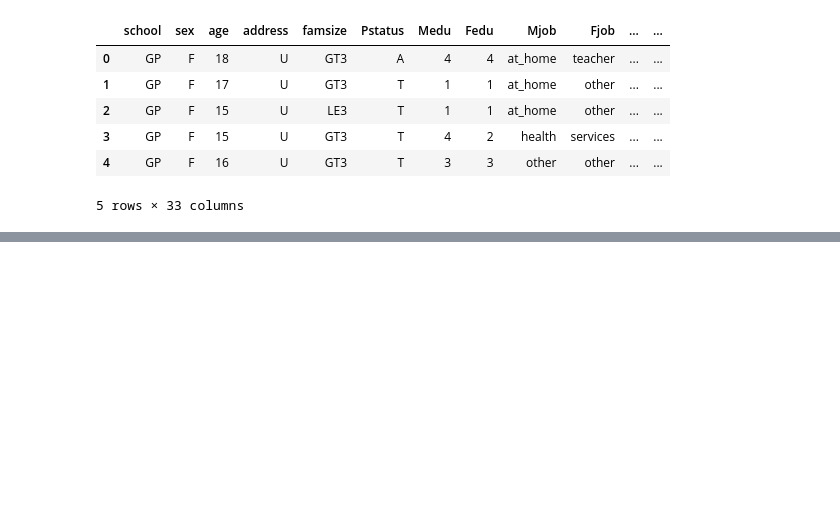
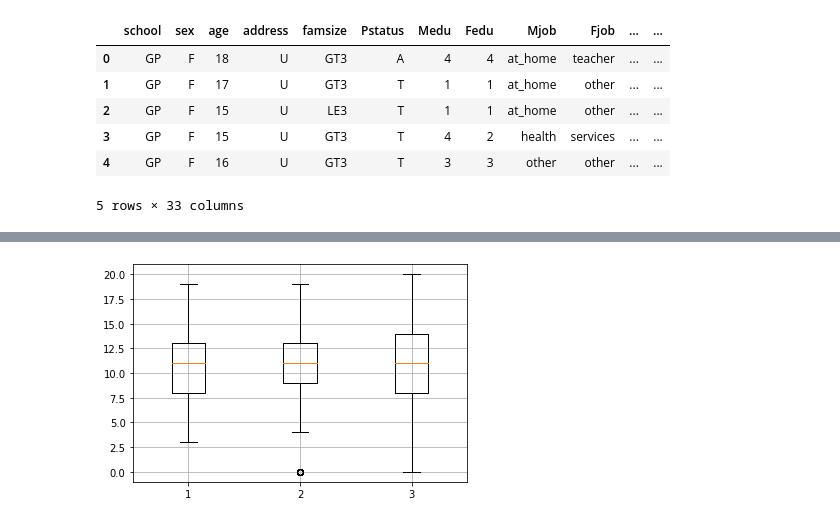
Before and after one commit to ducksfrogs/jup_matome, a Jupyter notebook: book_matsuo_class/notes/Untitled.ipynb, the cells around one changed output, grey strips where cells are left out. Cells and saved outputs as stored; diff of their text form; code cells hidden in the pictures; blank space fills up the shorter version.

```diff
--- a/book_matsuo_class/notes/Untitled.ipynb
+++ b/book_matsuo_class/notes/Untitled.ipynb
@@ -37,0 +148,5 @@ student_data_math.describe()
+# %%
+plt.boxplot([student_data_math['G1'], student_data_math['G2'], student_data_math['G3']])
+plt.grid(True)
+# %% [output]
+[figure, added]
```
Also changed, not shown: parts of 22 cells of this notebook.
